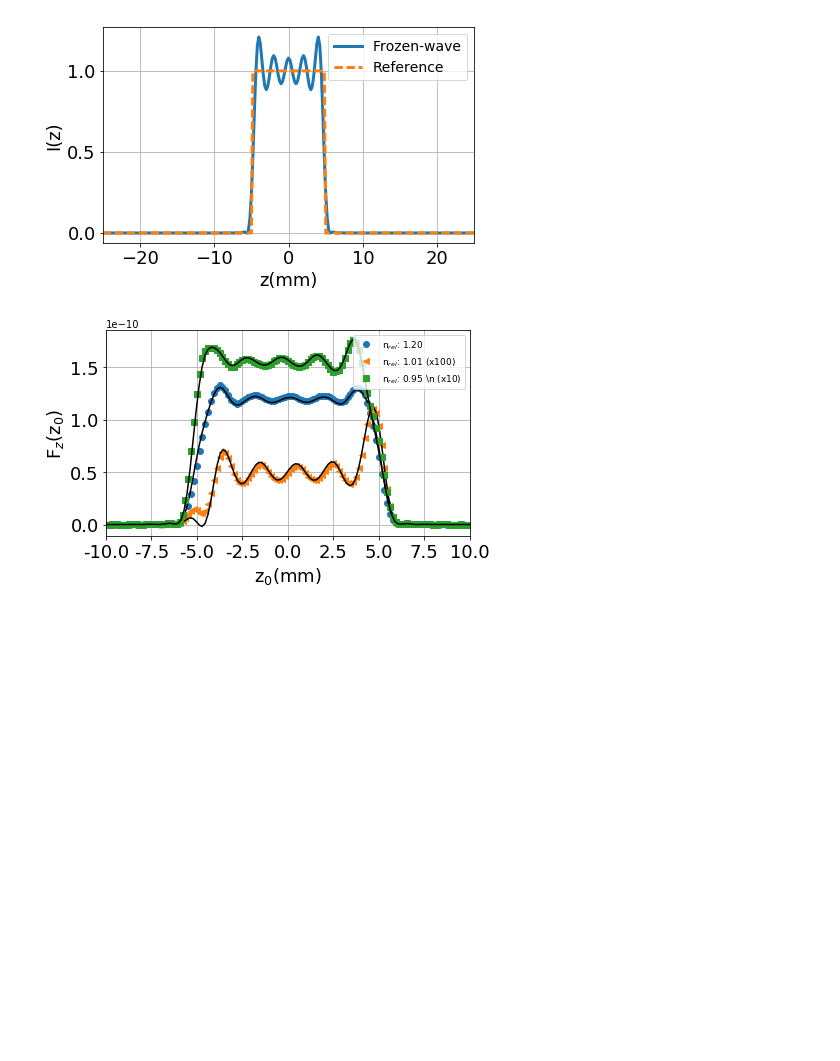
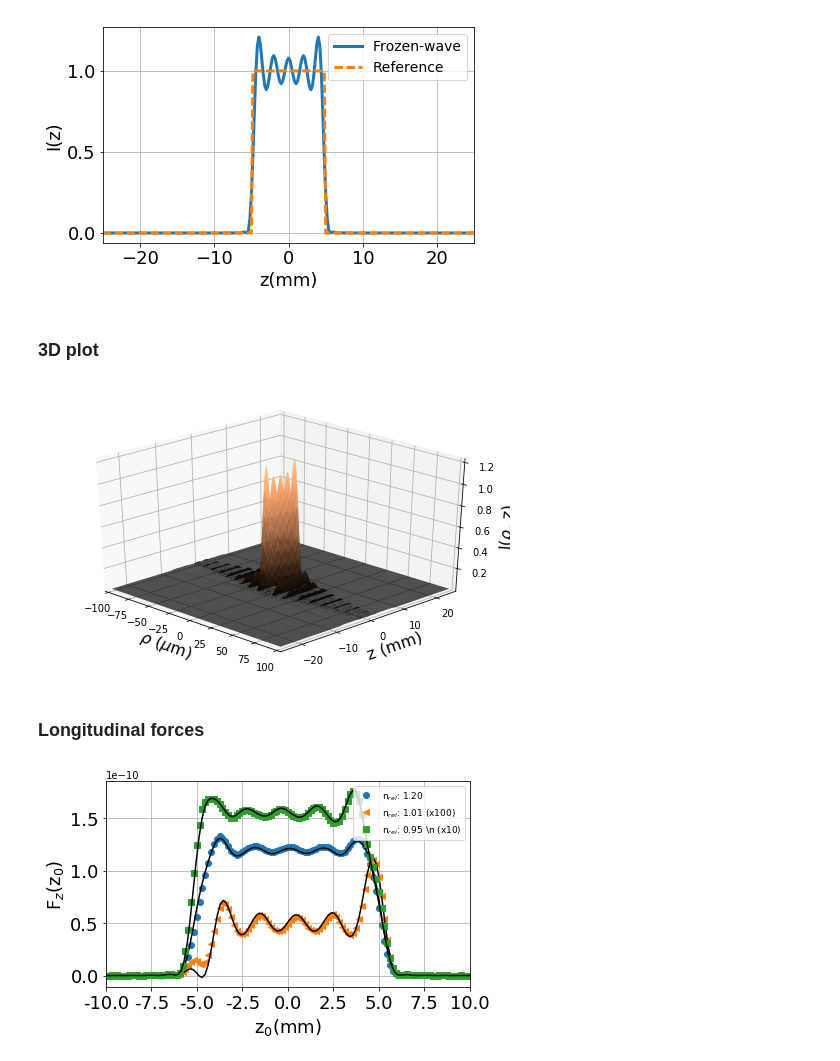
Before and after one commit to arantespp/opticalforces, a Jupyter notebook: examples/imoc2017-vec-frozen-wave/lip-const-fw.ipynb, the cells around one changed output. Saved outputs shown, nothing was run; the diff lists cells and outputs as text; code cells hidden in the pictures; blank space fills up the shorter version.

Commit message:
lip const 3D perfil added

```diff
--- a/examples/imoc2017-vec-frozen-wave/lip-const-fw.ipynb
+++ b/examples/imoc2017-vec-frozen-wave/lip-const-fw.ipynb
@@ -68,6 +68,47 @@ plt.savefig('LIP-const-perfil-2D.png',  dpi=300)
 plt.show()
 # %% [output]
 [figure]
+# %% [markdown]
+### 3D plot
+# %%
+rho_max = 100e-6
+z_max = L/2
+
+rho = np.linspace(-rho_max, rho_max, 251)
+z = np.linspace(-z_max, z_max, 251)
+RHO, Z = np.meshgrid(rho, z)
+
+vinty = np.vectorize(lambda rho, z: vfw.intensity(rho, 0, z, 'cylindrical'))
+
+INTY = vinty(RHO, Z)
+
+RHO = [rho*1e6 for rho in RHO]
+Z = [z*1e3 for z in Z]
+# %%
+fig_num += 1
+plt.figure(fig_num, figsize=(5*1.618, 5))
+ax = plt.gca(projection='3d')
+
+# https://matplotlib.org/examples/color/colormaps_reference.html
+ax.plot_surface(RHO, Z, INTY, rcount=1000, ccount=1000, alpha=1, cmap=cmplt.copper)
+#cset = ax.contourf(RHO, Z, INTY, zdir='z', offset=0, cmap=cmplt.coolwarm)
+#cset = ax.contourf(RHO, Z, INTY, zdir='x', offset=-Rmax, cmap=cmplt.coolwarm)
+#cset = ax.contourf(RHO, Z, INTY, zdir='y', offset=Zmax, cmap=cmplt.coolwarm)
+
+ax.set_xlabel(r'$\rho$ ($\mu$m)', fontsize=16)
+ax.set_xlim(-rho_max*1e6, rho_max*1e6)
+ax.set_ylabel(r'z (mm)', fontsize=16)
+ax.set_ylim(-z_max*1e3, z_max*1e3)
+ax.set_zlabel(r'I($\rho$, z)', fontsize=16)
+
+ax.view_init(elev=30, azim=-45)
+
+plt.savefig('LIP-const-perfil-3D.png',  dpi=300)
+plt.show()
+# %% [output]
+[figure, added]
+# %% [markdown]
+### Longitudinal forces
 # %%
 # LIP Frozen Wave longitudinal forces
 fig_num += 1
```
Also changed, not shown: 2 other files.
